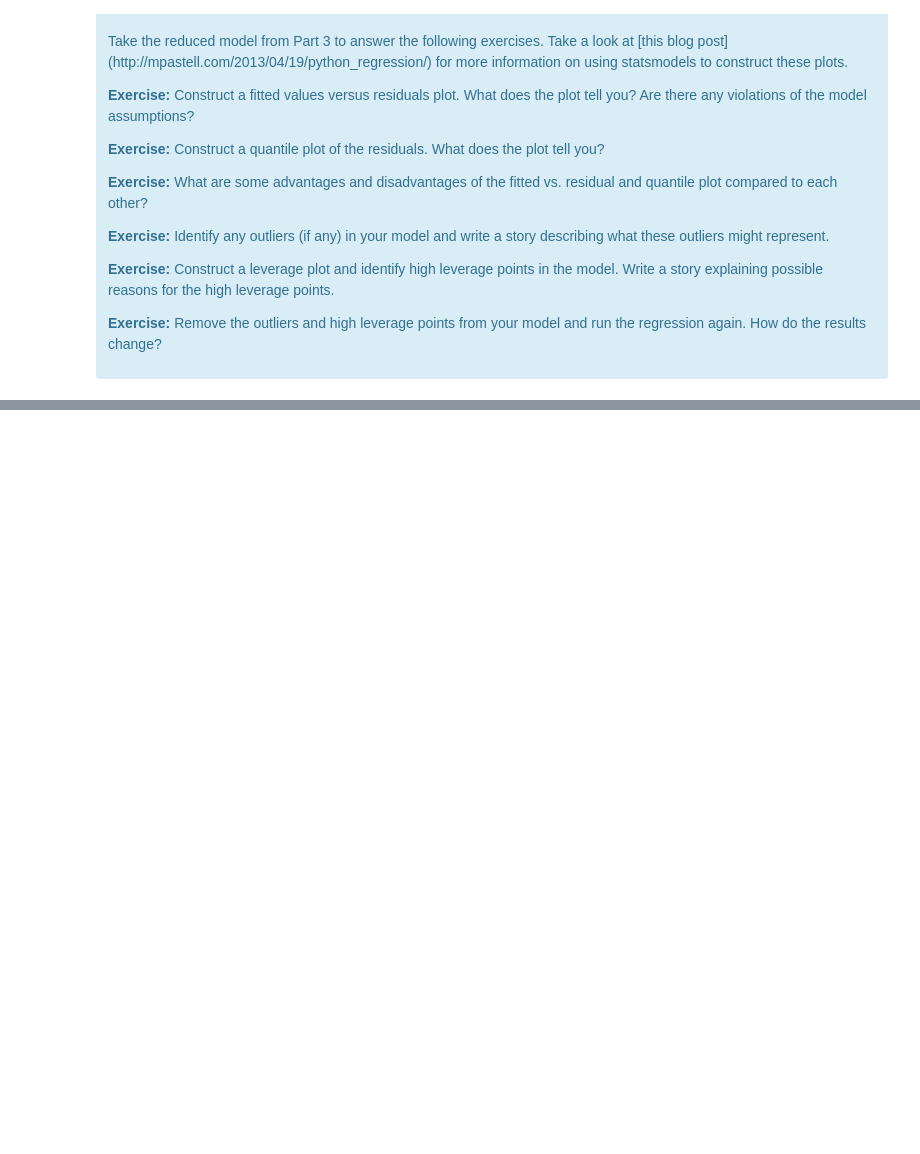
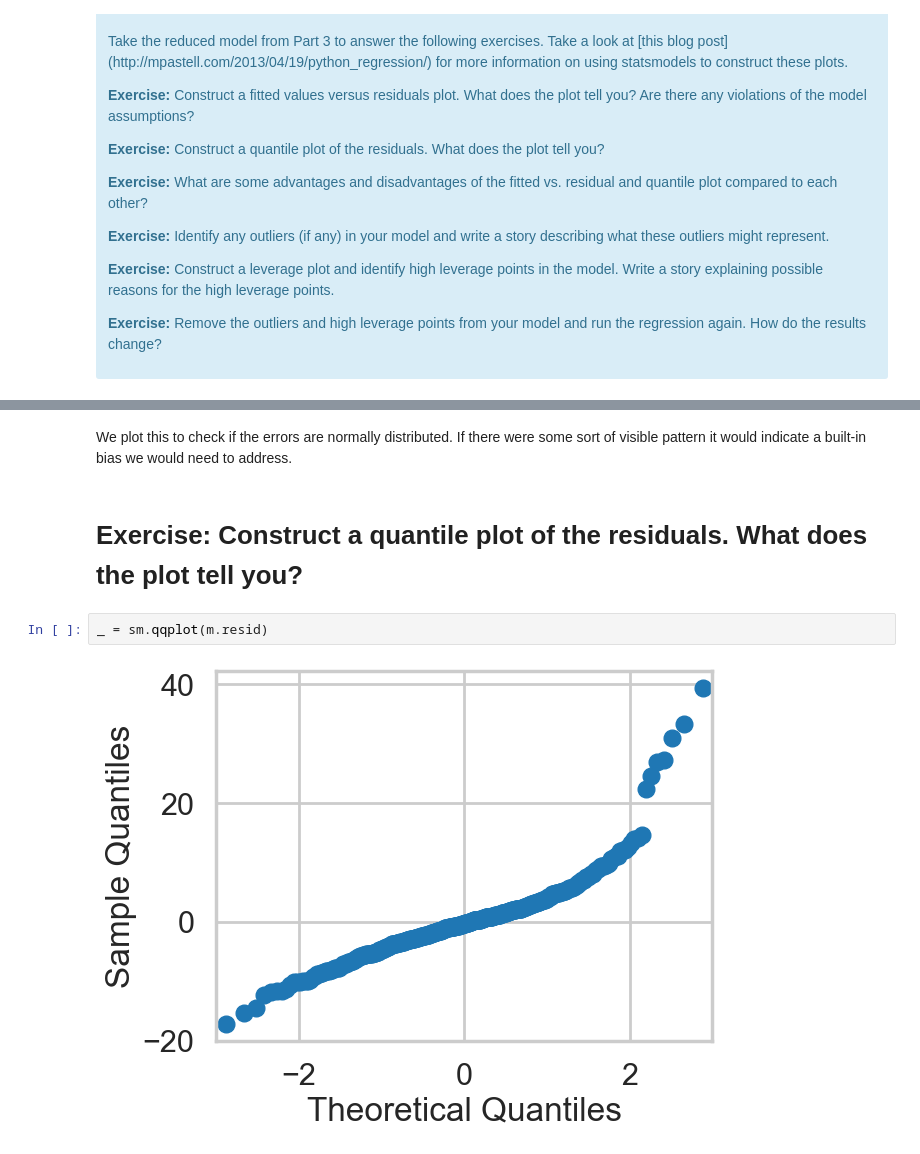
Before and after one commit to AngeliqueAlex/Case_Study_Boston_Housing, a Jupyter notebook: Mini_Project_Linear_Regression.ipynb, the cells around one changed output, grey strips where cells are left out. Saved outputs shown, nothing was run; the diff lists cells and outputs as text; blank space fills up the shorter version.

```diff
--- a/Mini_Project_Linear_Regression.ipynb
+++ b/Mini_Project_Linear_Regression.ipynb
@@ -754,0 +846,8 @@ There are some other issues that are important investigate with linear regressio
+# %% [markdown]
+We plot this to check if the errors are normally distributed. If there were some sort of visible pattern it would indicate a built-in bias we would need to address.
+# %% [markdown]
+# Exercise: Construct a quantile plot of the residuals. What does the plot tell you?
+# %%
+_ = sm.qqplot(m.resid)
+# %% [output]
+[figure, added]
```
Also changed, not shown: parts of 25 cells of this notebook, 1 other file.
